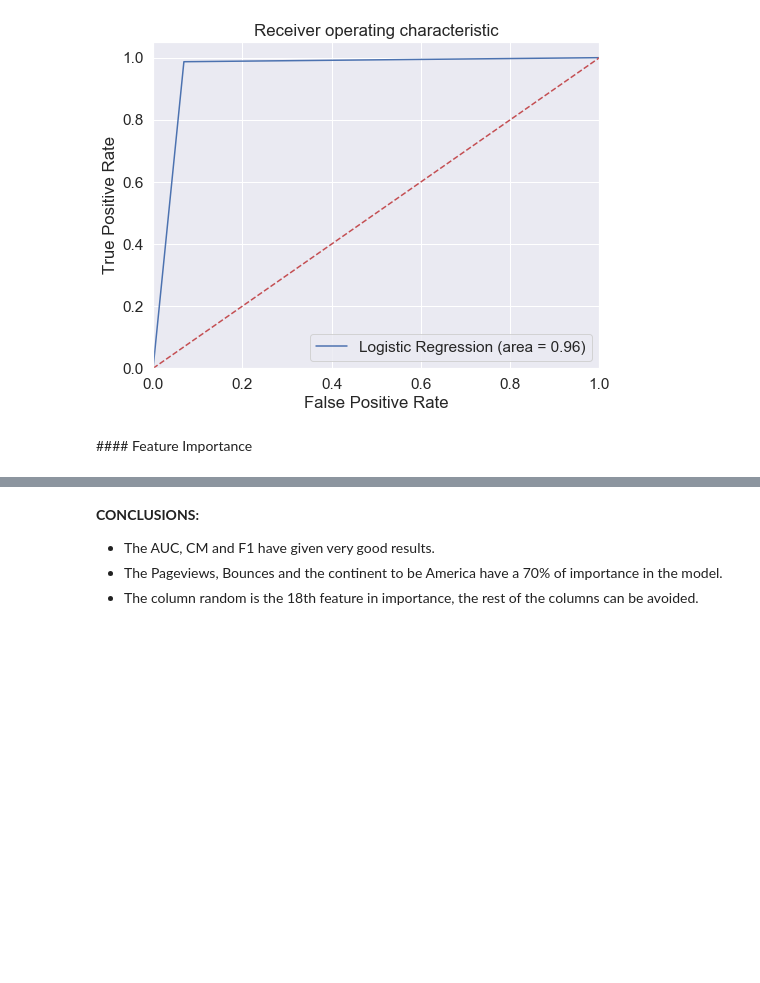
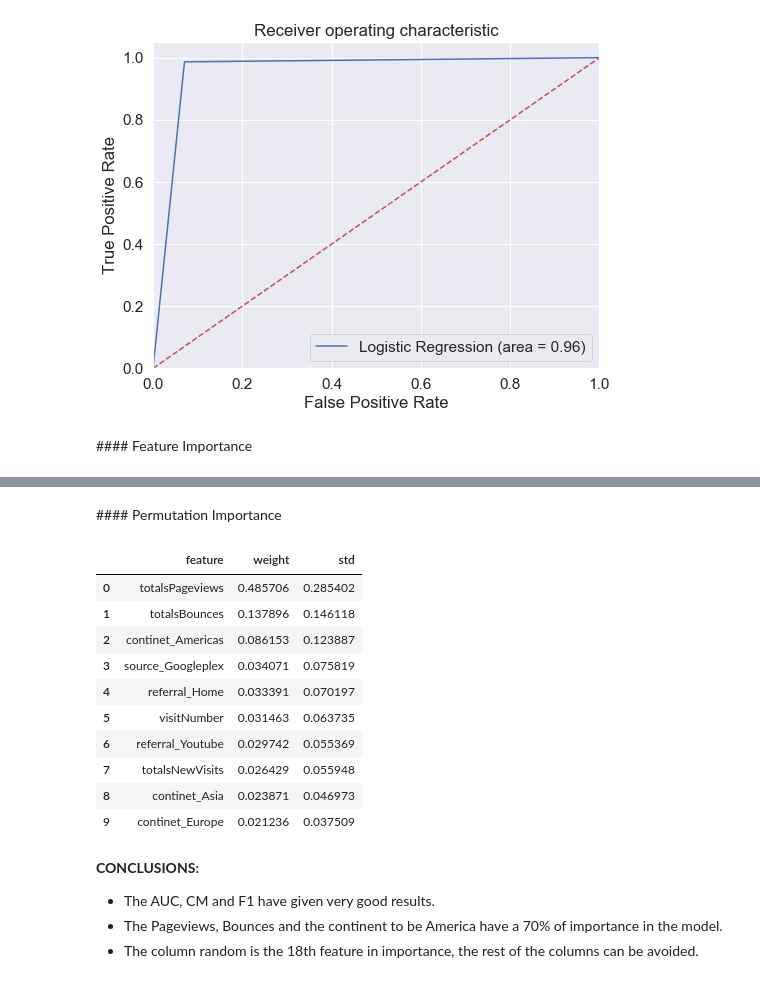
Before and after one commit to paulagual/ProjectIronhack, a Jupyter notebook: 5-1.Model_Selection.ipynb, the cells around one changed output, grey strips where cells are left out. Saved outputs shown, nothing was run; the diff lists cells and outputs as text; code cells hidden in the pictures; blank space fills up the shorter version.

```diff
--- a/5-1.Model_Selection.ipynb
+++ b/5-1.Model_Selection.ipynb
@@ -340,3 +340,36 @@ print_feat_imp(rfc_best,df_downsampled)
+# %% [markdown]
+#### Permutation Importance
+# %%
+cols = ['channel_direct', 'channel_organic', 'channel_other', 'channel_paid',
+       'browser_android', 'browser_chrome', 'browser_firefox',
+       'browser_microsoft', 'browser_other', 'cat_desktop', 'cat_mobile',
+       'os_Android', 'os_Macintosh', 'os_Windows', 'os_iOS', 'continet_Africa',
+       'continet_Americas', 'continet_Asia', 'continet_Europe',
+       'continet_Oceania', 'ad_GoogleMerchandiseCollection', 'ad_NoAd',
+       'network_Google Search', 'network_NoAdWords', 'campaign_AW',
+       'campaign_Data Share', 'campaign_NoCampaign', 'medium_affiliate',
+       'medium_cpc', 'medium_cpm', 'medium_none', 'medium_organic',
+       'medium_other', 'referral_Google', 'referral_Home',
+       'referral_NoReferral', 'referral_Youtube', 'source_Google',
+       'source_Googleplex', 'source_Youtube', 'source_direct', 'visitNumber',
+       'deviceIsMobile', 'totalsBounces', 'totalsNewVisits', 'totalsPageviews',
+       'adwordsClickGclId', 'trafficSourceIsTrueDirect', 'newRandom']
+# %%
+df_pi = eli5.formatters.as_dataframe.explain_weights_df(rfc_best, top=10, feature_names = cols)
+# %%
+df_pi
+# %% [output]
+|  | feature | weight | std |
+| 0 | totalsPageviews | 0.485706 | 0.285402 |
+| 1 | totalsBounces | 0.137896 | 0.146118 |
+| 2 | continet_Americas | 0.086153 | 0.123887 |
+| 3 | source_Googleplex | 0.034071 | 0.075819 |
+| 4 | referral_Home | 0.033391 | 0.070197 |
+| 5 | visitNumber | 0.031463 | 0.063735 |
+| 6 | referral_Youtube | 0.029742 | 0.055369 |
+| 7 | totalsNewVisits | 0.026429 | 0.055948 |
+| 8 | continet_Asia | 0.023871 | 0.046973 |
+| 9 | continet_Europe | 0.021236 | 0.037509 |
 # %% [markdown]
 **CONCLUSIONS:**<br>
 * The AUC, CM and F1 have given very good results.<br>
```
Also changed, not shown: parts of 11 cells of this notebook, 7 other files.
